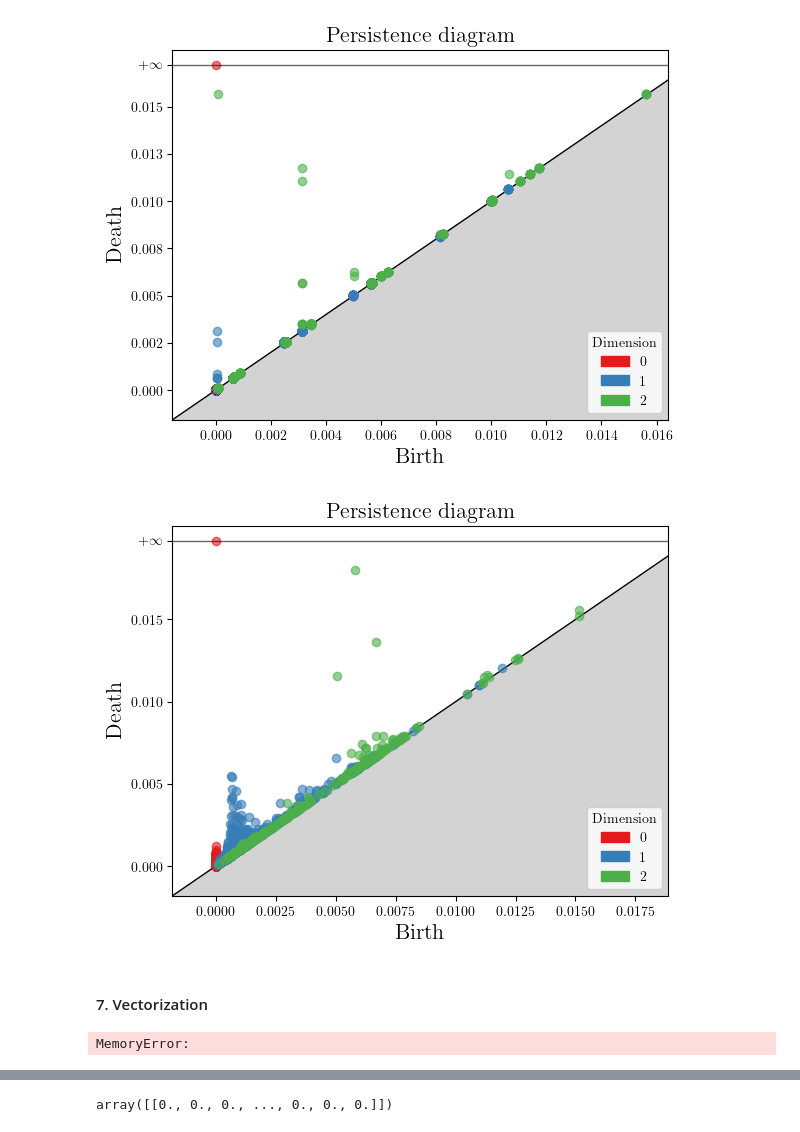
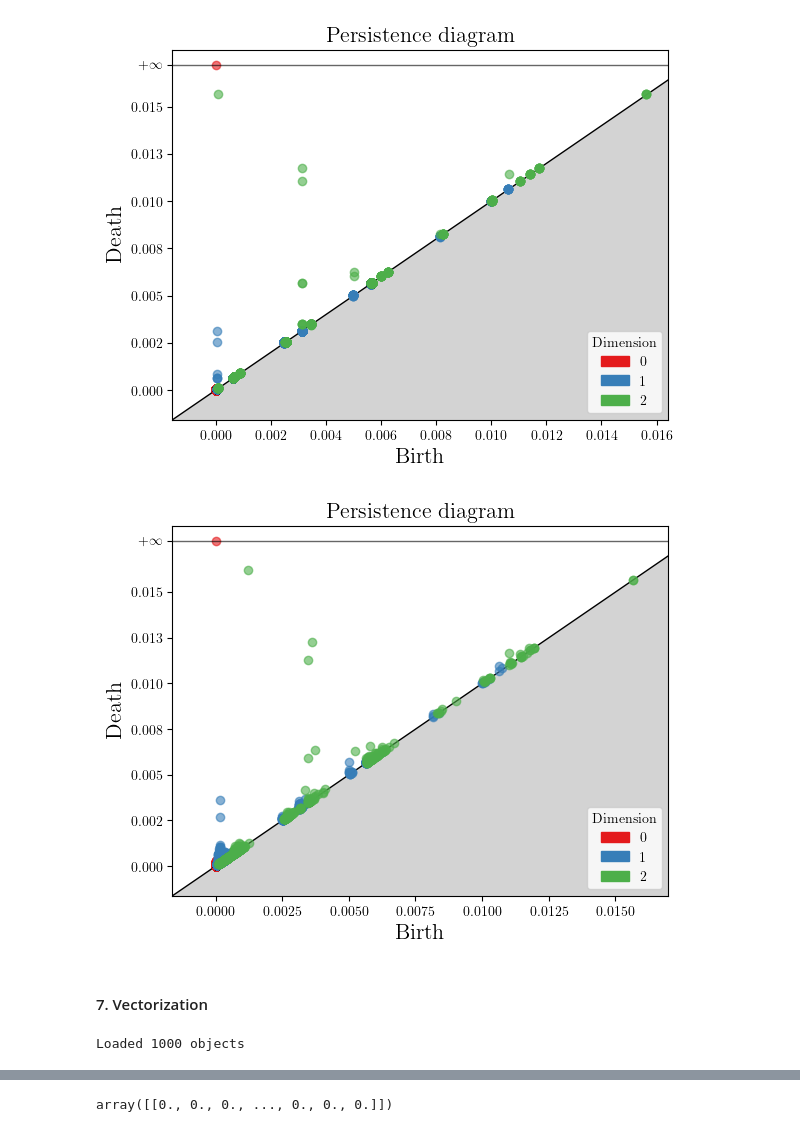
Before and after one commit to KnightKotOR/topology-mnist3d, a Jupyter notebook: feature-extraction/feature-extraction.ipynb, the cells around one changed output, grey strips where cells are left out. Drawn from its saved outputs; the diff is of its cells as text; code cells hidden in the pictures.

```diff
--- a/feature-extraction/feature-extraction.ipynb
+++ b/feature-extraction/feature-extraction.ipynb
@@ -103,18 +81,10 @@ point clouds contain way too many points so the simplicial complexes will not ca
 # %%
-rng = np.random.default_rng(seed=42)
+import utils.subsampling
+importlib.reload(utils.subsampling)
 
-subsampled_point_clouds = []
-n_points = 1000
 
-point_clouds_to_subsample, lables_subsampled = subsample_dataset(1)
+to_subsample, labels_subsampled = utils.subsampling.subsample_dataset(train_file, max_samples_per_class=100)
+subsampled_point_clouds = utils.subsampling.subsample_point_clouds(to_subsample, 5000)
 
-for pc in subsample_dataset(1)[0]:
-    if pc.shape[0] <= n_points:
-        subsampled_point_clouds.append(pc)
-    else:
-        idx = rng.choice(pc.shape[0], n_points, replace=False)
-        subsampled_point_clouds.append(pc[idx])
-subsampled_point_clouds = np.array(subsampled_point_clouds)
-
-plot_point_cloud(subsampled_point_clouds[3])
+plot_point_cloud(subsampled_point_clouds[0])
 # %% [markdown]
@@ -204,4 +139,7 @@ Diagrams saved to data\tda\subsampled_persistence_diagrams_gudhi.pkl
 # %%
-diagrams_loaded = load_object(diagrams_path)
-subsampled_diagrams_loaded = load_object(subsampled_diagrams_path)
+import utils.save_load
+importlib.reload(utils.save_load)
+
+diagrams_loaded = utils.save_load.load_object(diagrams_path)
+subsampled_diagrams_loaded = utils.save_load.load_object(subsampled_diagrams_path)
 # %% [output]
@@ -222,13 +154,19 @@ plot_persistance(diagrams_loaded, labels, 8)
 # %% [output]
 [figure]
 # %%
-plot_persistance(subsampled_diagrams_loaded, lables_subsampled, 8)
+import utils.plot
+importlib.reload(utils.plot)
+
+utils.plot.plot_persistance(subsampled_diagrams_loaded, labels_subsampled, 8)
 # %% [output]
-[figure, old version]
+[figure, new version]
 # %% [markdown]
 #### 7. Vectorization
 # %%
-trees_loaded = load_object(trees_path)
+import utils.save_load
+importlib.reload(utils.save_load)
+
+subsampled_trees_loaded = utils.save_load.load_object(subsampled_trees_path)
 # %% [output]
-MemoryError:
+Loaded 1000 objects
 # %%
```
Also changed, not shown: parts of 26 cells of this notebook, 4 other files.
